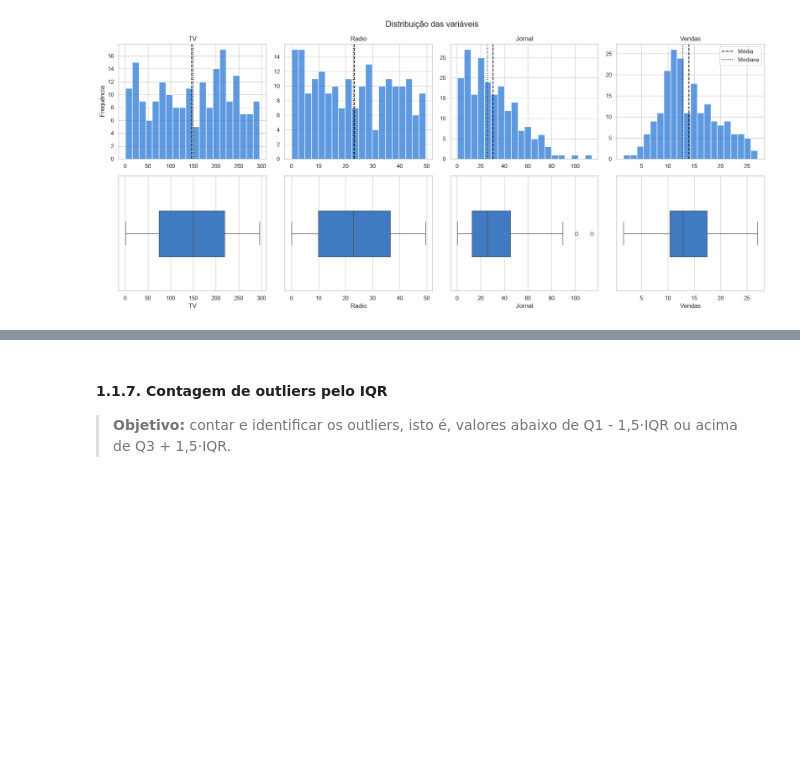
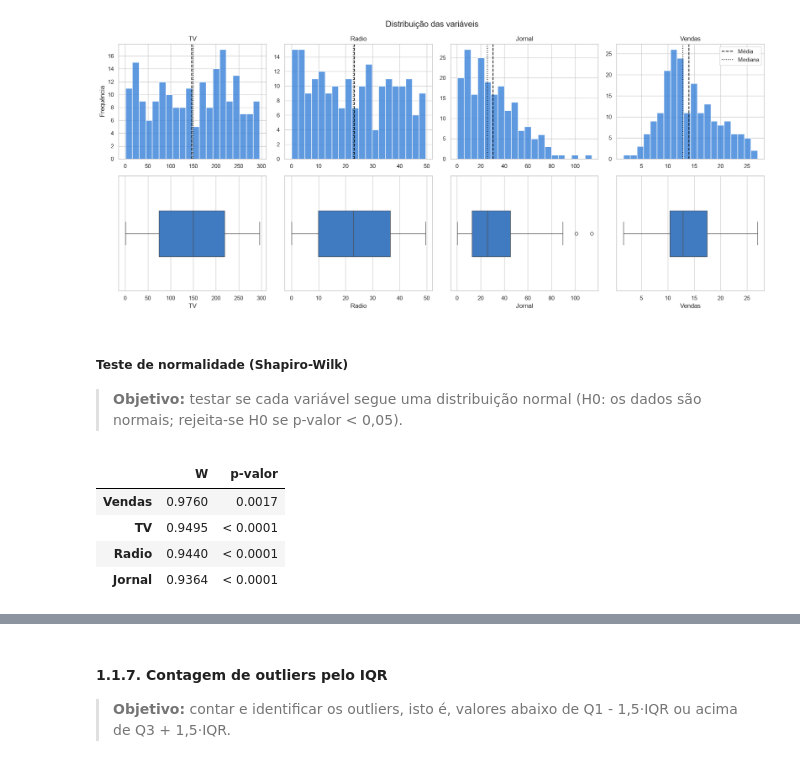
Before and after one commit to joaopdroslv/modelos-de-regressao-pucminas, a Jupyter notebook: Atividades/Lista_1/notebooks/Lista_1 - Análises.ipynb, the cells around one changed output, grey strips where cells are left out. Saved outputs shown, nothing was run; the diff lists cells and outputs as text; code cells hidden in the pictures; blank space fills up the shorter version.

```diff
--- a/Atividades/Lista_1/notebooks/Lista_1 - Análises.ipynb
+++ b/Atividades/Lista_1/notebooks/Lista_1 - Análises.ipynb
@@ -142,3 +169,24 @@ plt.tight_layout()
 plt.show()
 # %% [output]
 [figure]
+# %% [markdown]
+##### Teste de normalidade (Shapiro-Wilk)
+
+> **Objetivo:** testar se cada variável segue uma distribuição normal (H0: os dados são normais; rejeita-se H0 se p-valor < 0,05).
+# %%
+shapiro = pd.DataFrame(
+    [stats.shapiro(propagandas[coluna]) for coluna in propagandas.columns],
+    index=propagandas.columns,
+    columns=['W', 'p-valor']
+).sort_values('W', ascending=False)
+
+# Formatação apenas para exibição
+tabela_shapiro = shapiro.round({'W': 4})
+tabela_shapiro['p-valor'] = shapiro['p-valor'].apply(lambda p: '< 0.0001' if p < 0.0001 else f'{p:.4f}')
+tabela_shapiro
+# %% [output]
+|  | W | p-valor |
+| Vendas | 0.9760 | 0.0017 |
+| TV | 0.9495 | < 0.0001 |
+| Radio | 0.9440 | < 0.0001 |
+| Jornal | 0.9364 | < 0.0001 |
```
Also changed, not shown: parts of 15 cells of this notebook.
